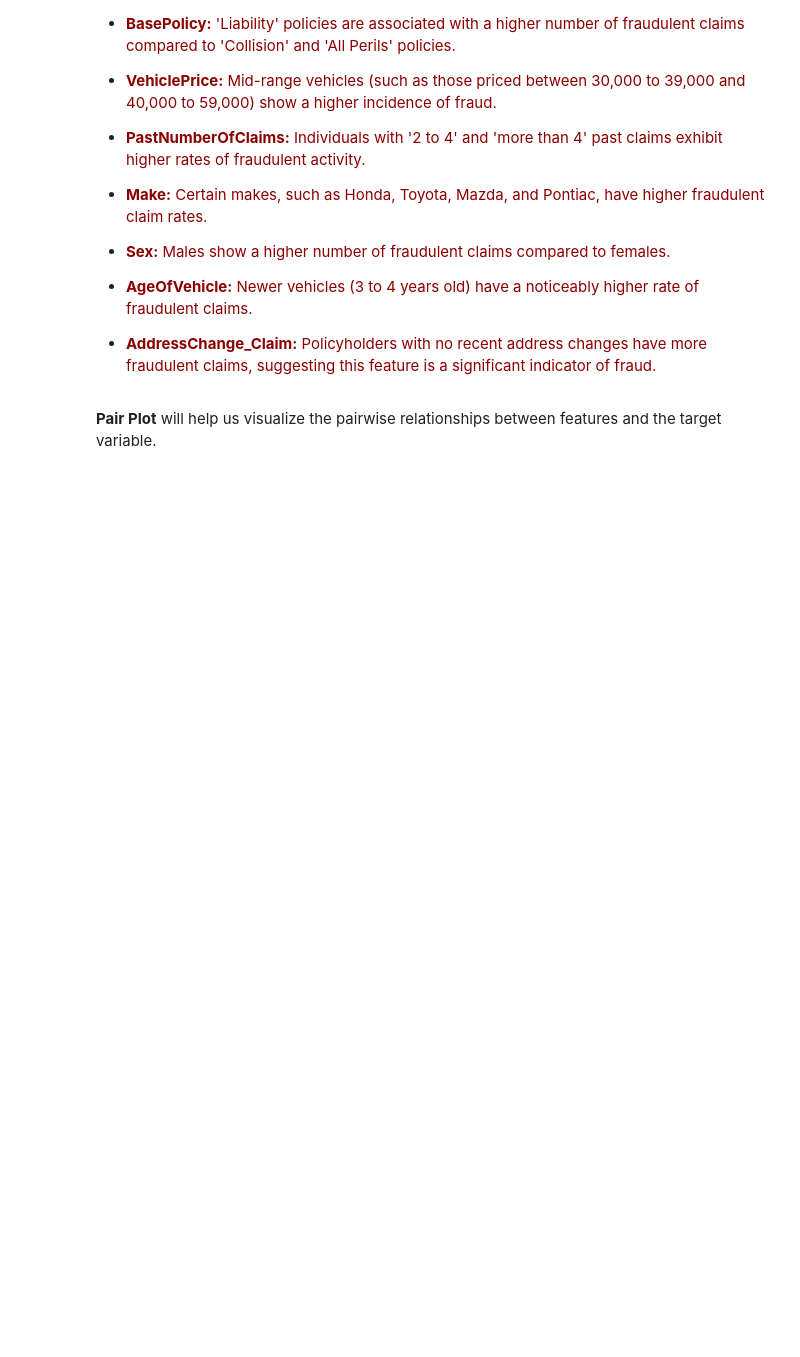
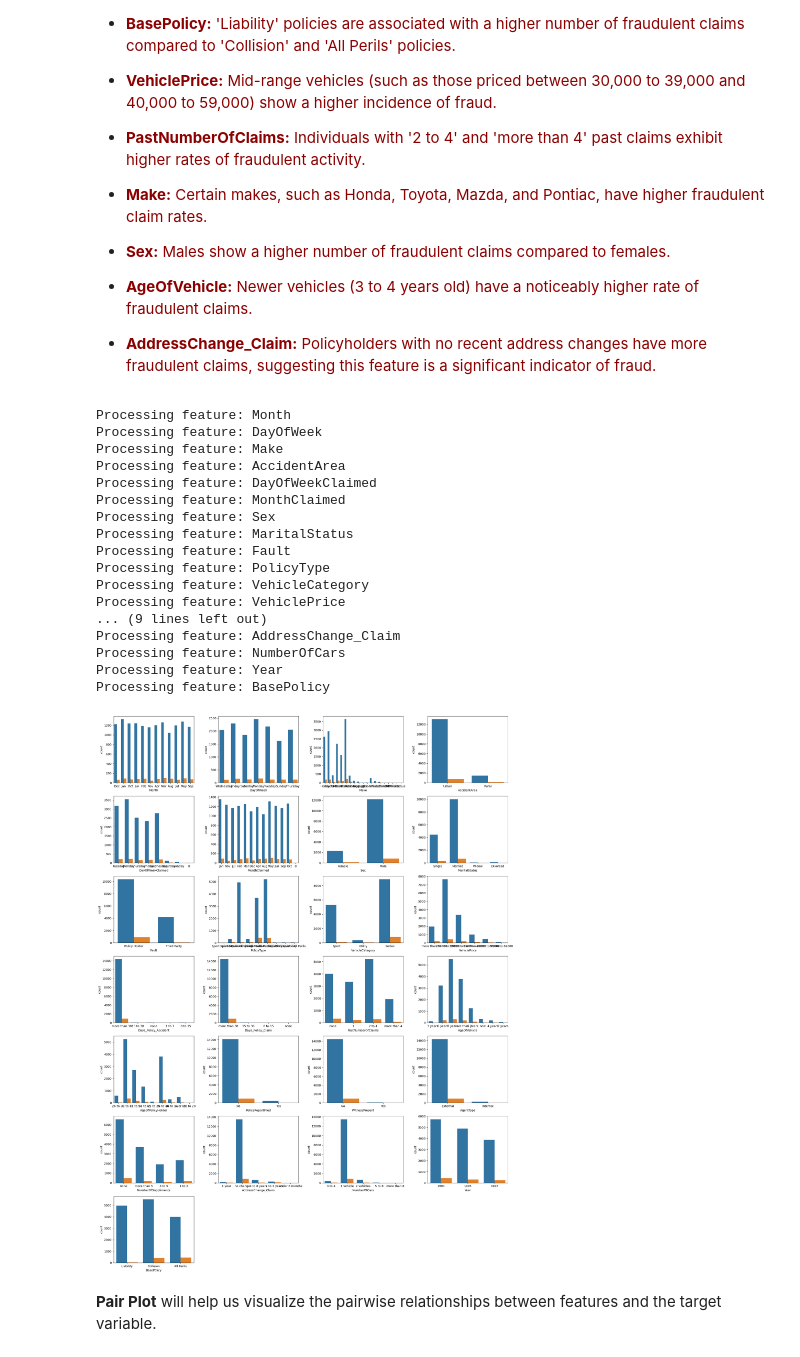
Before and after one commit to oxayavongsa/aai-510-ml-group-1, a Jupyter notebook: revised-eda.ipynb, the cells around one changed output. Drawn from its saved outputs; the diff is of its cells as text; code cells hidden in the pictures; blank space fills up the shorter version.

```diff
--- a/revised-eda.ipynb
+++ b/revised-eda.ipynb
@@ -427,13 +429,13 @@ T-statistic: -3.6945702717175912
 # %% [markdown]
 **Categorical Feature Analysis** using the bar plots involves examining the frequency distribution of categorical variables and their relationship with the target variable, FraudFound_P.
 # %%
-# Plot bar plots for categorical features
-plt.figure(figsize=(20, 30))
-for i, col in enumerate(cat_cols):
-    plt.subplot(8, 4, i + 1)
-    sns.countplot(x=col, hue='FraudFound_P', data=df)
-    p_value = chi2_df.loc[chi2_df['Feature'] == col, 'p-value'].values[0]
-    plt.title(f'Distribution of {col} by FraudFound_P\n(p-value: {p_value:.4f})')
-    plt.xticks(rotation=90)
-plt.tight_layout()
-plt.show()
+# # Plot bar plots for categorical features
+# plt.figure(figsize=(20, 30))
+# for i, col in enumerate(cat_cols):
+#     plt.subplot(8, 4, i + 1)
+#     sns.countplot(x=col, hue='FraudFound_P', data=df)
+#     p_value = chi2_df.loc[chi2_df['Feature'] == col, 'p-value'].values[0]
+#     plt.title(f'Distribution of {col} by FraudFound_P\n(p-value: {p_value:.4f})')
+#     plt.xticks(rotation=90)
+# plt.tight_layout()
+# plt.show()
@@ -461,6 +461,51 @@ plt.show()
 * <span style="color: darkred;">**AgeOfVehicle:** Newer vehicles (3 to 4 years old) have a noticeably higher rate of fraudulent claims.
 
 * <span style="color: darkred;">**AddressChange_Claim:** Policyholders with no recent address changes have more fraudulent claims, suggesting this feature is a significant indicator of fraud.
+# %%
+import matplotlib.pyplot as plt
+import seaborn as sns
+
+# Plot bar plots for categorical features
+plt.figure(figsize=(20, 30))
+for i, col in enumerate(cat_cols):
+    print(f"Processing feature: {col}")
+    plt.subplot(8, 4, i + 1)
+    try:
+        sns.countplot(x=col, hue='FraudFound_P', data=df)
+
+        # Extract p-value
+        p_value_row = chi2_df.loc[chi2_df['Feature'] == col]
+        if not p_value_row.empty:
+            p_value = p_value_row['p-value'].values[0]
+            plt.title(f'Distribution of {col} by FraudFound_P\n(p-value: {p_value:.4f})')
+        else:
+            plt.title(f'Distribution of {col} by FraudFound_P\n(p-value: N/A)')
+
+        plt.xticks(rotation=90)
+    except Exception as e:
+        #print(f"Error processing feature {col}: {e}")
+        pass
+plt.tight_layout()
+plt.show()
+# %% [output]
+Processing feature: Month
+Processing feature: DayOfWeek
+Processing feature: Make
+Processing feature: AccidentArea
+Processing feature: DayOfWeekClaimed
+Processing feature: MonthClaimed
+Processing feature: Sex
+Processing feature: MaritalStatus
+Processing feature: Fault
+Processing feature: PolicyType
+Processing feature: VehicleCategory
+Processing feature: VehiclePrice
+... (9 lines left out)
+Processing feature: AddressChange_Claim
+Processing feature: NumberOfCars
+Processing feature: Year
+Processing feature: BasePolicy
+[figure, added]
 # %% [markdown]
 **Pair Plot** will help us visualize the pairwise relationships between features and the target variable.
 # %%
```
Also changed, not shown: parts of 5 cells of this notebook.
